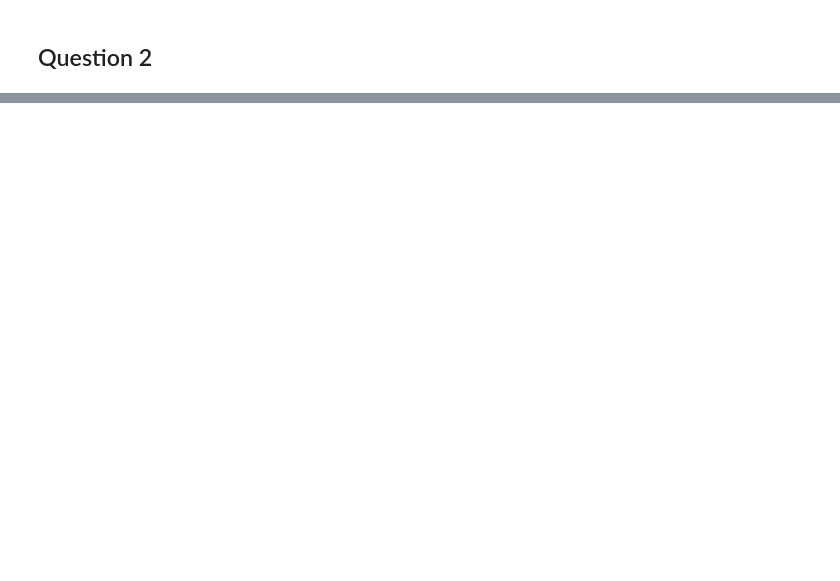
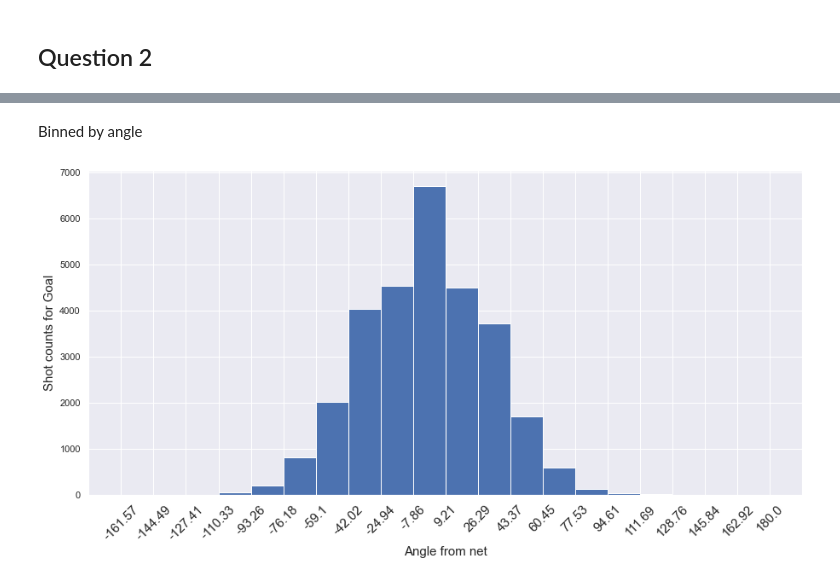
Before and after one commit to DS-IFT6750-project-collaboration/Hockey-all-star-analytics, a Jupyter notebook: Milestone2_Feature engineering(Q2,Q3).ipynb, the cells around one changed output, grey strips where cells are left out. Drawn from its saved outputs; the diff is of its cells as text; code cells hidden in the pictures; blank space fills up the shorter version.

```diff
--- a/Milestone2_Feature engineering(Q2,Q3).ipynb
+++ b/Milestone2_Feature engineering(Q2,Q3).ipynb
@@ -318,0 +408,14 @@ plots_evaluation(Goal_rate_dist, cumulative_dist, Goal_rate_angle,cumulative_ang
+# %% [markdown]
+Binned by angle
+# %%
+fig, ax = plt.subplots(figsize=(15, 7))
+h_vals, h_bins, h_bars = ax.hist(result_df[result_df['is_goal']==1]["angle_from_net"], bins=20, edgecolor="white")
+ax.set_xticks(h_bins)
+ax.set_xticklabels([round(curr_bin, 2) for curr_bin in h_bins],fontsize=15, rotation=45)
+plt.xlabel('Angle from net', fontsize=15)
+plt.ylabel('Shot counts for Goal', fontsize=15)
+
+plt.savefig("/Users/henaghonia/Desktop/udem/Sem-1/Data-science/ift6758-Milestone2_blog/ift6758-Milestone2_blog/images/plot_goal1-2.png",bbox_inches="tight")
+plt.show()
+# %% [output]
+[figure, added]
```
Also changed, not shown: parts of 13 cells of this notebook, 2 other files.
